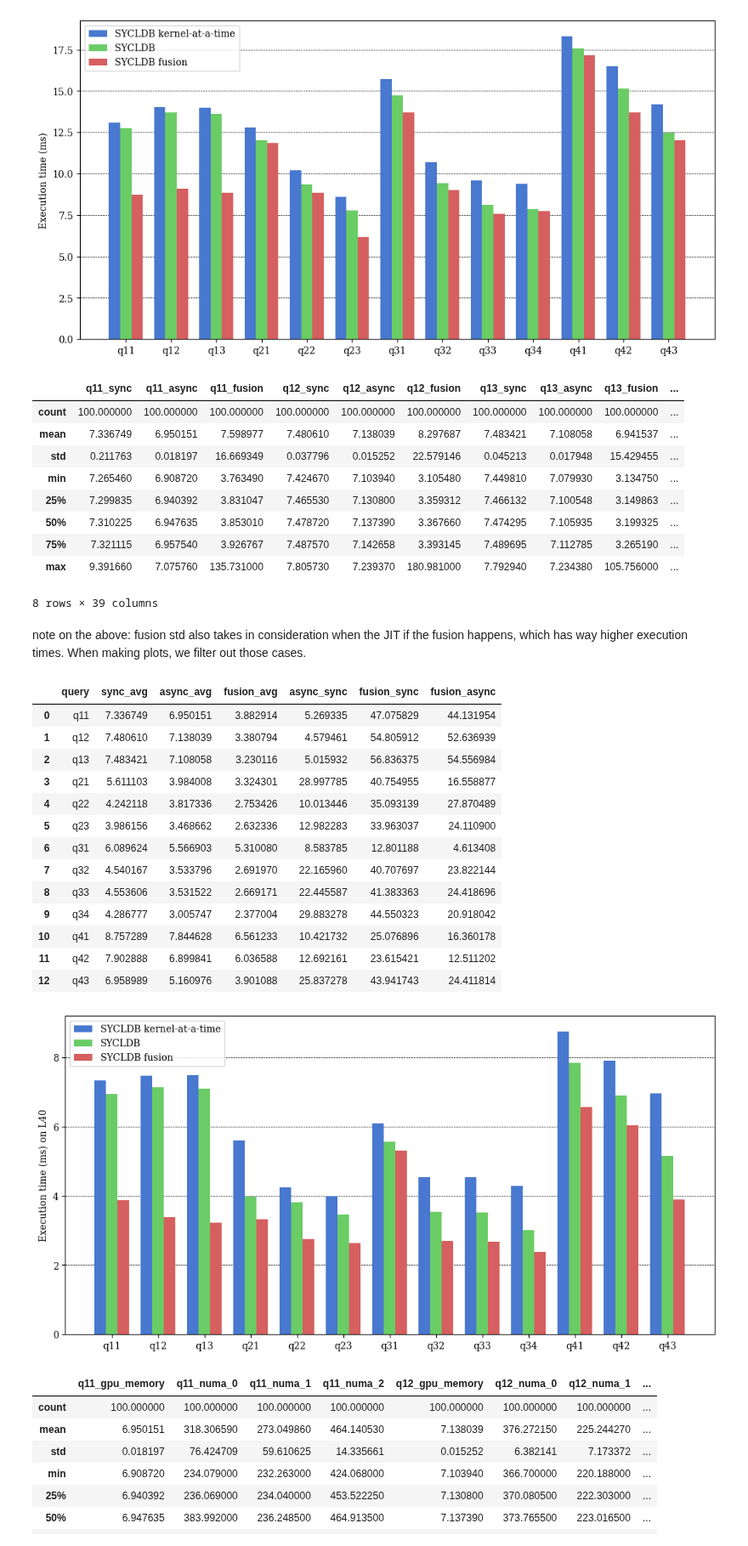
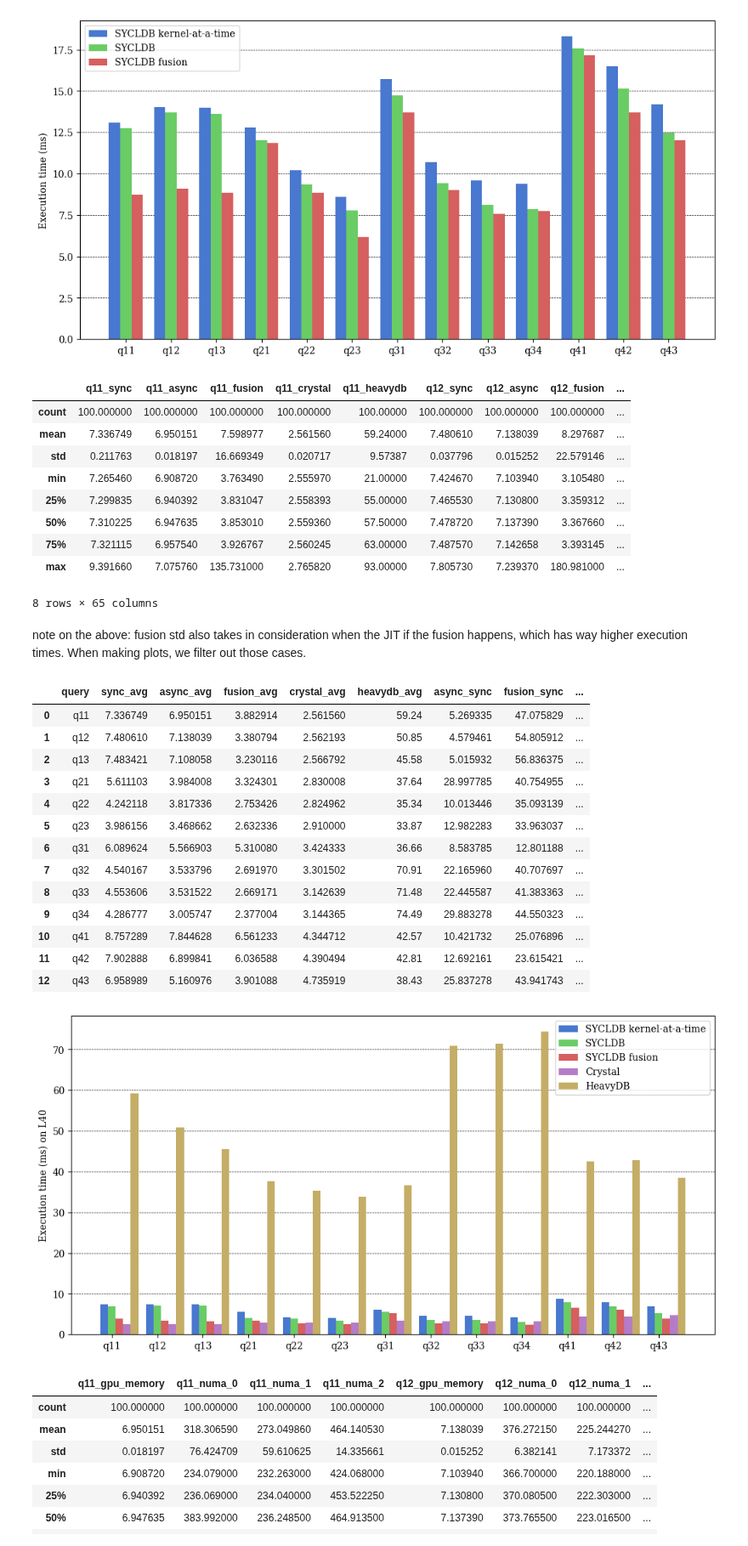
Before and after one commit to Maestro-Zacht/sycldb-calcite-executor, a Jupyter notebook: performances/perf.ipynb, the cells around one changed output. Shown at 85% size. Saved outputs shown, nothing was run; the diff lists cells and outputs as text; code cells hidden in the pictures.

```diff
--- a/performances/perf.ipynb
+++ b/performances/perf.ipynb
@@ -117,28 +118,39 @@ plt.show()
 [figure]
 # %%
 results_cxl = pd.DataFrame()
+
+query_times_crystal = defaultdict(list)
+
+with open('crystal/results.txt') as f:
+    for line in f:
+        query, time = line.split(': ')
+        assert f'q{query}' in queries
+        query_times_crystal[f'q{query}'].append(float(time))
 
 for q in queries:
     sync_df = pd.read_csv(f'{q}-performance-sync-cxl.log', header=None, names=['execution_time_ms'])
     async_df = pd.read_csv(f'{q}-performance-async-cxl.log', header=None, names=['execution_time_ms'])
     fusion_df = pd.read_csv(f'{q}-performance-cxl.log', header=None, names=['execution_time_ms'])
+    heavydb_df = pd.read_csv(f'heavydb_perf/cxl_server/{q}.txt', header=None, names=['execution_time_ms'])
 
     results_cxl[f'{q}_sync'] = sync_df['execution_time_ms']
     results_cxl[f'{q}_async'] = async_df['execution_time_ms']
     results_cxl[f'{q}_fusion'] = fusion_df['execution_time_ms']
+    results_cxl[f'{q}_crystal'] = query_times_crystal[q]
+    results_cxl[f'{q}_heavydb'] = heavydb_df['execution_time_ms']
 
 results_cxl.describe()
 # %% [output]
-|  | q11_sync | q11_async | q11_fusion | q12_sync | q12_async | q12_fusion | q13_sync | q13_async | q13_fusion | ... |
-| count | 100.000000 | 100.000000 | 100.000000 | 100.000000 | 100.000000 | 100.000000 | 100.000000 | 100.000000 | 100.000000 | ... |
-| mean | 7.336749 | 6.950151 | 7.598977 | 7.480610 | 7.138039 | 8.297687 | 7.483421 | 7.108058 | 6.941537 | ... |
-| std | 0.211763 | 0.018197 | 16.669349 | 0.037796 | 0.015252 | 22.579146 | 0.045213 | 0.017948 | 15.429455 | ... |
-| min | 7.265460 | 6.908720 | 3.763490 | 7.424670 | 7.103940 | 3.105480 | 7.449810 | 7.079930 | 3.134750 | ... |
-| 25% | 7.299835 | 6.940392 | 3.831047 | 7.465530 | 7.130800 | 3.359312 | 7.466132 | 7.100548 | 3.149863 | ... |
-| 50% | 7.310225 | 6.947635 | 3.853010 | 7.478720 | 7.137390 | 3.367660 | 7.474295 | 7.105935 | 3.199325 | ... |
-| 75% | 7.321115 | 6.957540 | 3.926767 | 7.487570 | 7.142658 | 3.393145 | 7.489695 | 7.112785 | 3.265190 | ... |
-| max | 9.391660 | 7.075760 | 135.731000 | 7.805730 | 7.239370 | 180.981000 | 7.792940 | 7.234380 | 105.756000 | ... |
+|  | q11_sync | q11_async | q11_fusion | q11_crystal | q11_heavydb | q12_sync | q12_async | q12_fusion | ... |
+| count | 100.000000 | 100.000000 | 100.000000 | 100.000000 | 100.00000 | 100.000000 | 100.000000 | 100.000000 | ... |
+| mean | 7.336749 | 6.950151 | 7.598977 | 2.561560 | 59.24000 | 7.480610 | 7.138039 | 8.297687 | ... |
+| std | 0.211763 | 0.018197 | 16.669349 | 0.020717 | 9.57387 | 0.037796 | 0.015252 | 22.579146 | ... |
+| min | 7.265460 | 6.908720 | 3.763490 | 2.555970 | 21.00000 | 7.424670 | 7.103940 | 3.105480 | ... |
+| 25% | 7.299835 | 6.940392 | 3.831047 | 2.558393 | 55.00000 | 7.465530 | 7.130800 | 3.359312 | ... |
+| 50% | 7.310225 | 6.947635 | 3.853010 | 2.559360 | 57.50000 | 7.478720 | 7.137390 | 3.367660 | ... |
+| 75% | 7.321115 | 6.957540 | 3.926767 | 2.560245 | 63.00000 | 7.487570 | 7.142658 | 3.393145 | ... |
+| max | 9.391660 | 7.075760 | 135.731000 | 2.765820 | 93.00000 | 7.805730 | 7.239370 | 180.981000 | ... |
-8 rows × 39 columns
+8 rows × 65 columns
 # %% [markdown]
 note on the above: fusion std also takes in consideration when the JIT if the fusion happens, which has way higher execution times. When making plots, we filter out those cases.
 # %%
@@ -148,6 +160,9 @@ for q in queries:
     sync_avg = results_cxl[f'{q}_sync'].mean()
     async_avg = results_cxl[f'{q}_async'].mean()
     fusion_avg = results_cxl[results_cxl[f'{q}_fusion'] < 12.0][f'{q}_fusion'].mean()
+    crystal_avg = results_cxl[f'{q}_crystal'].mean()
+    heavydb_avg = results_cxl[f'{q}_heavydb'].mean()
+
     speedup_async = (sync_avg - async_avg) / sync_avg
     speedup_fusion = (sync_avg - fusion_avg) / sync_avg
     fusion_async = (async_avg - fusion_avg) / async_avg
@@ -157,6 +172,8 @@ for q in queries:
         'sync_avg': sync_avg,
         'async_avg': async_avg,
         'fusion_avg': fusion_avg,
+        'crystal_avg': crystal_avg,
+        'heavydb_avg': heavydb_avg,
         'async_sync': speedup_async * 100,
         'fusion_sync': speedup_fusion * 100,
         'fusion_async': fusion_async * 100,
@@ -165,55 +182,56 @@ for q in queries:
 comparison_cxl = pd.DataFrame(comparison_cxl)
 comparison_cxl
 # %% [output]
-|  | query | sync_avg | async_avg | fusion_avg | async_sync | fusion_sync | fusion_async |
-| 0 | q11 | 7.336749 | 6.950151 | 3.882914 | 5.269335 | 47.075829 | 44.131954 |
-| 1 | q12 | 7.480610 | 7.138039 | 3.380794 | 4.579461 | 54.805912 | 52.636939 |
-| 2 | q13 | 7.483421 | 7.108058 | 3.230116 | 5.015932 | 56.836375 | 54.556984 |
-| 3 | q21 | 5.611103 | 3.984008 | 3.324301 | 28.997785 | 40.754955 | 16.558877 |
-| 4 | q22 | 4.242118 | 3.817336 | 2.753426 | 10.013446 | 35.093139 | 27.870489 |
-| 5 | q23 | 3.986156 | 3.468662 | 2.632336 | 12.982283 | 33.963037 | 24.110900 |
-| 6 | q31 | 6.089624 | 5.566903 | 5.310080 | 8.583785 | 12.801188 | 4.613408 |
-| 7 | q32 | 4.540167 | 3.533796 | 2.691970 | 22.165960 | 40.707697 | 23.822144 |
-| 8 | q33 | 4.553606 | 3.531522 | 2.669171 | 22.445587 | 41.383363 | 24.418696 |
-| 9 | q34 | 4.286777 | 3.005747 | 2.377004 | 29.883278 | 44.550323 | 20.918042 |
-| 10 | q41 | 8.757289 | 7.844628 | 6.561233 | 10.421732 | 25.076896 | 16.360178 |
-| 11 | q42 | 7.902888 | 6.899841 | 6.036588 | 12.692161 | 23.615421 | 12.511202 |
-| 12 | q43 | 6.958989 | 5.160976 | 3.901088 | 25.837278 | 43.941743 | 24.411814 |
+|  | query | sync_avg | async_avg | fusion_avg | crystal_avg | heavydb_avg | async_sync | fusion_sync | ... |
+| 0 | q11 | 7.336749 | 6.950151 | 3.882914 | 2.561560 | 59.24 | 5.269335 | 47.075829 | ... |
+| 1 | q12 | 7.480610 | 7.138039 | 3.380794 | 2.562193 | 50.85 | 4.579461 | 54.805912 | ... |
+| 2 | q13 | 7.483421 | 7.108058 | 3.230116 | 2.566792 | 45.58 | 5.015932 | 56.836375 | ... |
+| 3 | q21 | 5.611103 | 3.984008 | 3.324301 | 2.830008 | 37.64 | 28.997785 | 40.754955 | ... |
+| 4 | q22 | 4.242118 | 3.817336 | 2.753426 | 2.824962 | 35.34 | 10.013446 | 35.093139 | ... |
+| 5 | q23 | 3.986156 | 3.468662 | 2.632336 | 2.910000 | 33.87 | 12.982283 | 33.963037 | ... |
+| 6 | q31 | 6.089624 | 5.566903 | 5.310080 | 3.424333 | 36.66 | 8.583785 | 12.801188 | ... |
+| 7 | q32 | 4.540167 | 3.533796 | 2.691970 | 3.301502 | 70.91 | 22.165960 | 40.707697 | ... |
+| 8 | q33 | 4.553606 | 3.531522 | 2.669171 | 3.142639 | 71.48 | 22.445587 | 41.383363 | ... |
+| 9 | q34 | 4.286777 | 3.005747 | 2.377004 | 3.144365 | 74.49 | 29.883278 | 44.550323 | ... |
+| 10 | q41 | 8.757289 | 7.844628 | 6.561233 | 4.344712 | 42.57 | 10.421732 | 25.076896 | ... |
+| 11 | q42 | 7.902888 | 6.899841 | 6.036588 | 4.390494 | 42.81 | 12.692161 | 23.615421 | ... |
+| 12 | q43 | 6.958989 | 5.160976 | 3.901088 | 4.735919 | 38.43 | 25.837278 | 43.941743 | ... |
 # %%
 # plt.rc('text', usetex=True)
 plt.rc('font', family='serif')
 plt.style.use('seaborn-v0_8-muted')
 
 labels_mapping = {
-    # 'heavydb_original_avg': 'HeavyDB',
     'sync_avg': 'SYCLDB kernel-at-a-time',
     'async_avg': 'SYCLDB',
     'fusion_avg': 'SYCLDB fusion',
+    'crystal_avg': 'Crystal',
+    'heavydb_avg': 'HeavyDB',
 }
 
 x = np.arange(len(comparison_cxl))
 width = 1 / (len(labels_mapping) + 1)
 multiplier = 0
 
 fig, ax = plt.subplots(layout='constrained', figsize=(10, 5))
 
 #iterate on some columns and plot them in a single bar chart
 for col, label in labels_mapping.items():
     offset = width * multiplier
     rects = ax.bar(x + offset, comparison_cxl[col], width=width, label=label)
     # ax.bar_label(rects, padding=3)
     multiplier += 1
 
 ax.legend()
 # ax.set_ylim(0, 60)
 ax.set_xticks(x + width, comparison_cxl['query'])
 ax.set_ylabel('Execution time (ms) on L40')
 ax.set_axisbelow(True)
 ax.grid(color='black', linestyle='--', linewidth=0.5, zorder=1000, axis='y')
 
 plt.show()
 # %% [output]
-[figure, old version]
+[figure, new version]
 # %%
 numa_results = pd.DataFrame()
 
```
Also changed, not shown: parts of 1 cell of this notebook, 14 other files.
